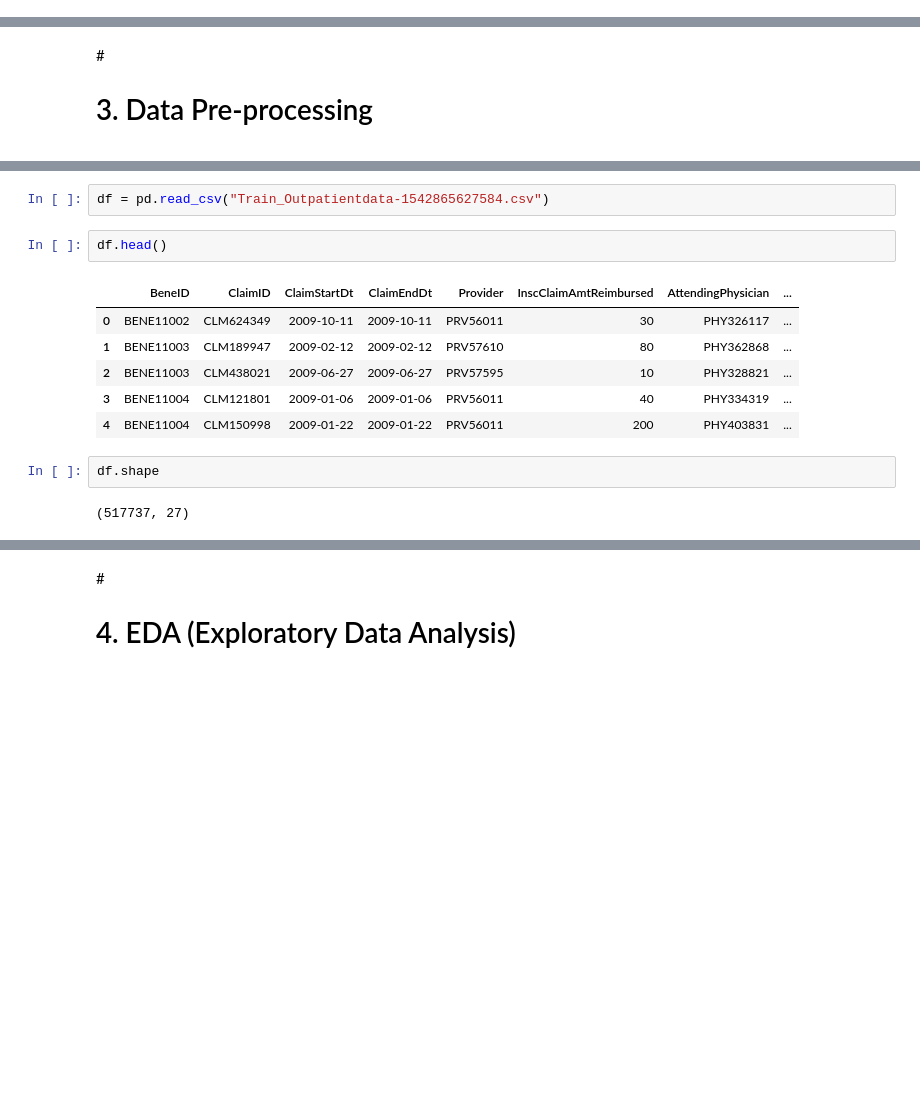
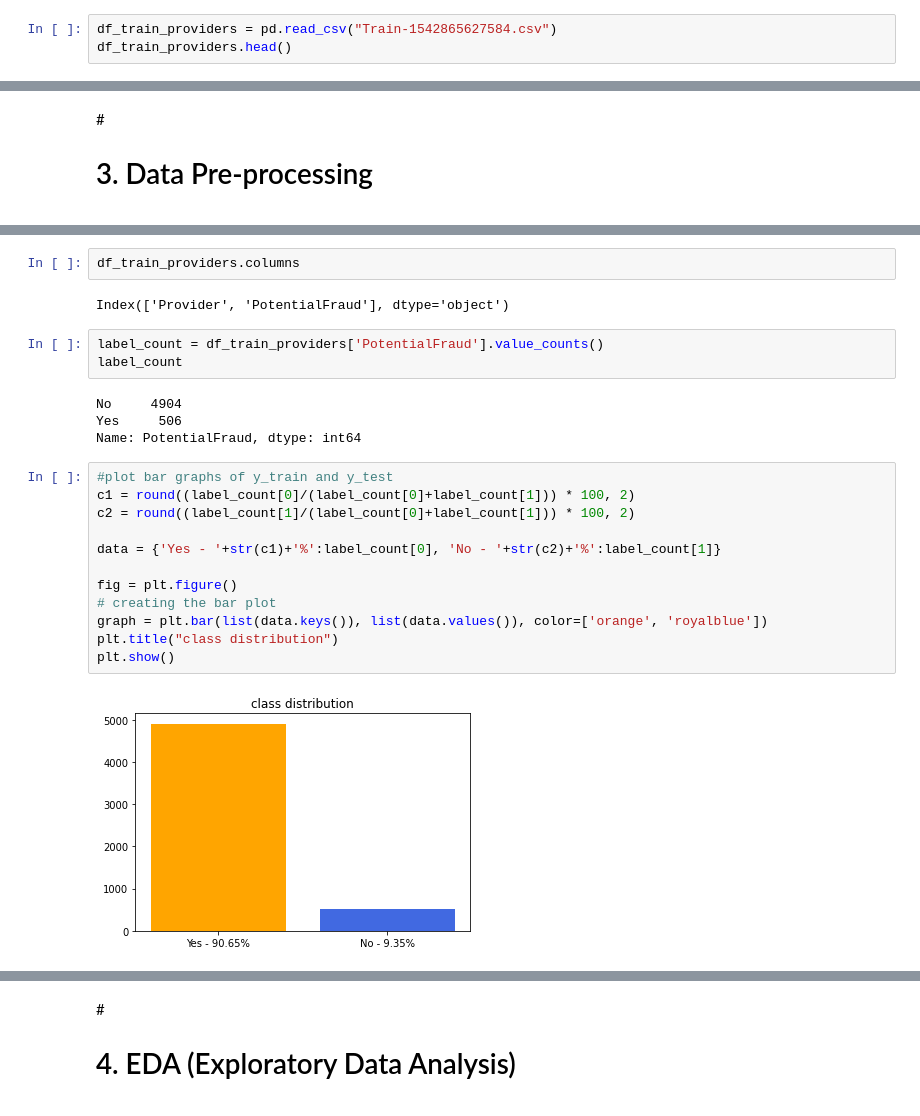
Before and after one commit to NaveenVuppula/Healthcare-Provider-Fraud-Detection-Analysis, a Jupyter notebook: Healthcare_Provider_Fraud_Detection_Analysis.ipynb, the cells around one changed output, grey strips where cells are left out. Cells and saved outputs as stored; diff of their text form; blank space fills up the shorter version.

```diff
--- a/Healthcare_Provider_Fraud_Detection_Analysis.ipynb
+++ b/Healthcare_Provider_Fraud_Detection_Analysis.ipynb
@@ -66,3 +71,6 @@ Saving to: ‘archive.zip’
 archive.zip         100%[===================>]  25.40M  47.8MB/s    in 0.5s
 
 2022-02-21 09:19:33 (47.8 MB/s) - ‘archive.zip’ saved [26631783/26631783]
+# %%
+df_train_providers = pd.read_csv("Train-1542865627584.csv")
+df_train_providers.head()
@@ -104,15 +116,25 @@ df.head()
-# %%
-df = pd.read_csv("Train_Outpatientdata-1542865627584.csv")
-# %%
-df.head()
-# %% [output]
-|  | BeneID | ClaimID | ClaimStartDt | ClaimEndDt | Provider | InscClaimAmtReimbursed | AttendingPhysician | ... |
-| 0 | BENE11002 | CLM624349 | 2009-10-11 | 2009-10-11 | PRV56011 | 30 | PHY326117 | ... |
-| 1 | BENE11003 | CLM189947 | 2009-02-12 | 2009-02-12 | PRV57610 | 80 | PHY362868 | ... |
-| 2 | BENE11003 | CLM438021 | 2009-06-27 | 2009-06-27 | PRV57595 | 10 | PHY328821 | ... |
-| 3 | BENE11004 | CLM121801 | 2009-01-06 | 2009-01-06 | PRV56011 | 40 | PHY334319 | ... |
-| 4 | BENE11004 | CLM150998 | 2009-01-22 | 2009-01-22 | PRV56011 | 200 | PHY403831 | ... |
-# %%
-df.shape
-# %% [output]
-(517737, 27)
+# %%
+df_train_providers.columns
+# %% [output]
+Index(['Provider', 'PotentialFraud'], dtype='object')
+# %%
+label_count = df_train_providers['PotentialFraud'].value_counts()
+label_count
+# %% [output]
+No     4904
+Yes     506
+Name: PotentialFraud, dtype: int64
+# %%
+#plot bar graphs of y_train and y_test
+c1 = round((label_count[0]/(label_count[0]+label_count[1])) * 100, 2)
+c2 = round((label_count[1]/(label_count[0]+label_count[1])) * 100, 2)
+
+data = {'Yes - '+str(c1)+'%':label_count[0], 'No - '+str(c2)+'%':label_count[1]}
+
+fig = plt.figure()
+# creating the bar plot
+graph = plt.bar(list(data.keys()), list(data.values()), color=['orange', 'royalblue'])
+plt.title("class distribution")
+plt.show()
+# %% [output]
+[figure, added]
```
Also changed, not shown: parts of 16 cells of this notebook.
